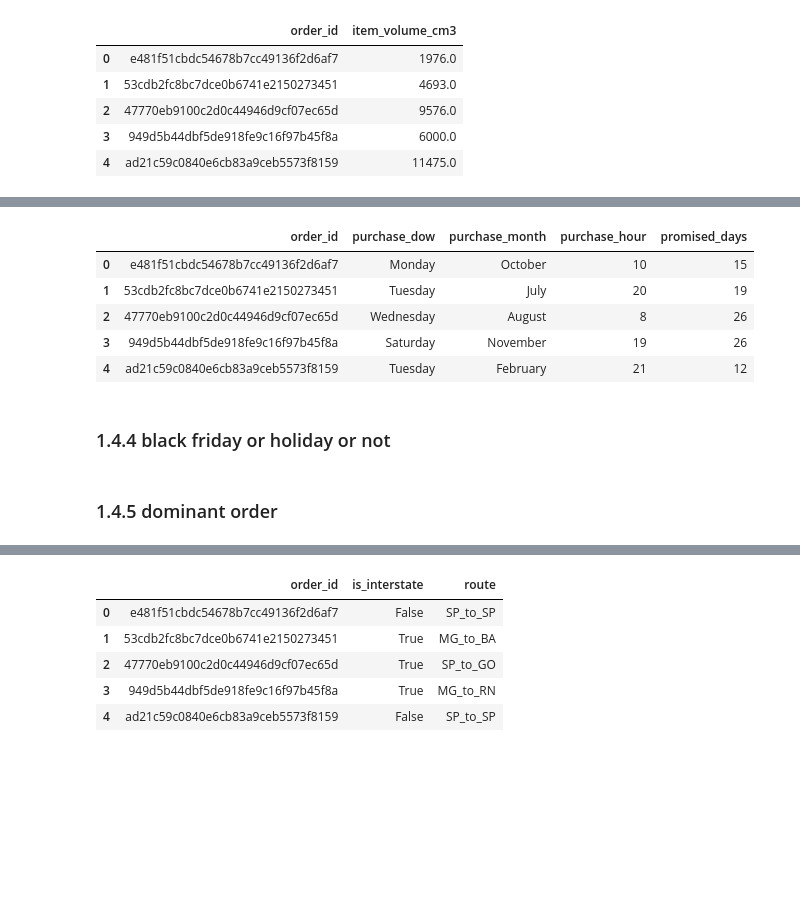
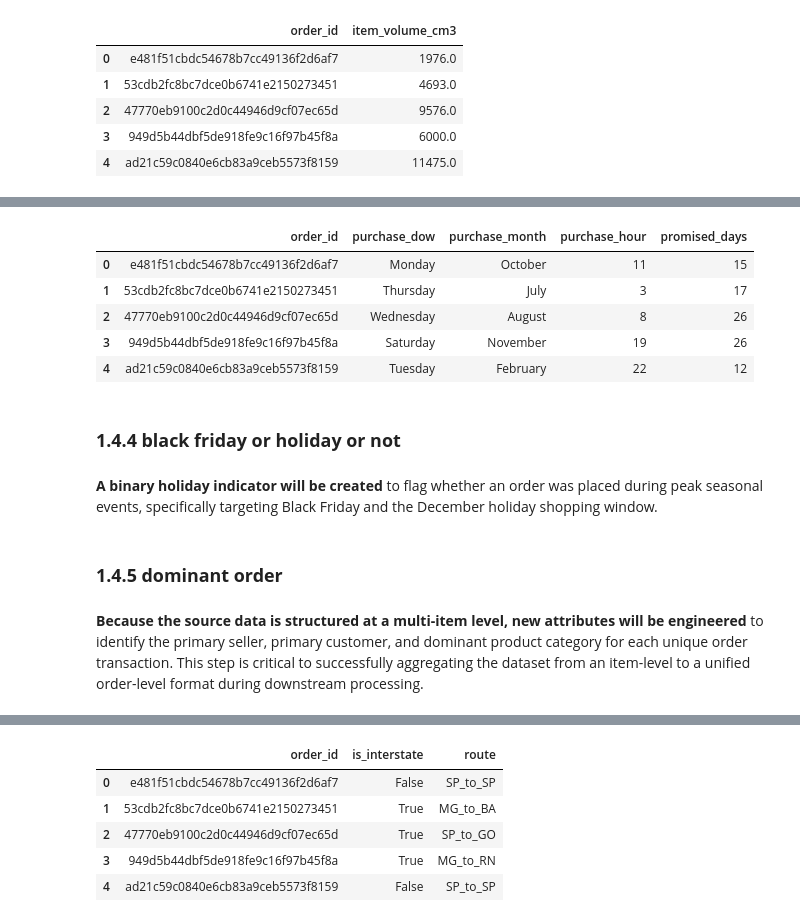
Before and after one commit to ElmarLeonard9/temp_repo_finpro, a Jupyter notebook: notebook/4_Machine_Learning_Modeling.ipynb, the cells around one changed output, grey strips where cells are left out. Cells and saved outputs as stored; diff of their text form; code cells hidden in the pictures; blank space fills up the shorter version.

```diff
--- a/notebook/4_Machine_Learning_Modeling.ipynb
+++ b/notebook/4_Machine_Learning_Modeling.ipynb
@@ -250,4 +257,10 @@ def calculate_haversine(lon1, lat1, lon2, lat2):
 # %%
 feat["delivery_distance_km"] = calculate_haversine(feat["seller_lng"], feat["seller_lat"], feat["customer_lng"], feat["customer_lat"])
-feat.loc[:, ["order_id", "delivery_distance_km"]].head()
+
+bins = [-1, 50, 300, 1000, 7000]
+labels = ['Short-Range (<50km)', 'Regional (50-300km)', 'Interregional (300-1000km)', 'Long-Haul (>1000km)']
+
+feat['distance_group'] = pd.cut(feat['delivery_distance_km'], bins=bins, labels=labels)
+
+feat.loc[:, ["order_id", "distance_group"]].head()
 # %% [output]
@@ -262,19 +277,21 @@ feat.loc[:, ["order_id", "delivery_distance_km"]].head()
 # %%
-feat['purchase_dow'] = feat['order_purchase_timestamp'].dt.day_name()
-feat['purchase_month'] = feat['order_purchase_timestamp'].dt.month_name()
-feat['purchase_hour'] = feat['order_purchase_timestamp'].dt.hour
-feat['promised_days'] = (feat['order_estimated_delivery_date'] - feat['order_purchase_timestamp']).dt.days
+feat['purchase_dow'] = feat['order_approved_at'].dt.day_name()
+feat['purchase_month'] = feat['order_approved_at'].dt.month_name()
+feat['purchase_hour'] = feat['order_approved_at'].dt.hour
+feat['promised_days'] = (feat['order_estimated_delivery_date'] - feat['order_approved_at']).dt.days
 
 feat.loc[:, ["order_id", 'purchase_dow', "purchase_month", 'purchase_hour', 'promised_days']].head()
 # %% [output]
 |  | order_id | purchase_dow | purchase_month | purchase_hour | promised_days |
-| 0 | e481f51cbdc54678b7cc49136f2d6af7 | Monday | October | 10 | 15 |
-| 1 | 53cdb2fc8bc7dce0b6741e2150273451 | Tuesday | July | 20 | 19 |
+| 0 | e481f51cbdc54678b7cc49136f2d6af7 | Monday | October | 11 | 15 |
+| 1 | 53cdb2fc8bc7dce0b6741e2150273451 | Thursday | July | 3 | 17 |
 | 2 | 47770eb9100c2d0c44946d9cf07ec65d | Wednesday | August | 8 | 26 |
 | 3 | 949d5b44dbf5de918fe9c16f97b45f8a | Saturday | November | 19 | 26 |
-| 4 | ad21c59c0840e6cb83a9ceb5573f8159 | Tuesday | February | 21 | 12 |
+| 4 | ad21c59c0840e6cb83a9ceb5573f8159 | Tuesday | February | 22 | 12 |
 # %% [markdown]
-### 1.4.4 black friday or holiday or not
+### **1.4.4 black friday or holiday or not**
+# %% [markdown]
+**A binary holiday indicator will be created** to flag whether an order was placed during peak seasonal events, specifically targeting Black Friday and the December holiday shopping window.
 # %%
 def get_black_friday_date(year):
     november = pd.date_range(start=f'{year}-11-01', end=f'{year}-11-30', freq='D')
@@ -291,7 +308,9 @@ feat['is_black_friday_or_holiday'] = feat['order_purchase_timestamp'].apply(is_b
 
 feat.loc[:, ["order_id", 'is_black_friday_or_holiday']].head()
 # %% [markdown]
-### 1.4.5 dominant order
+### **1.4.5 dominant order**
+# %% [markdown]
+**Because the source data is structured at a multi-item level, new attributes will be engineered** to identify the primary seller, primary customer, and dominant product category for each unique order transaction. This step is critical to successfully aggregating the dataset from an item-level to a unified order-level format during downstream processing.
 # %%
 feat = attach_seller_late_rate_frozen(feat, seller_lookup, GLOBAL_LATE_RATE)
 dominant = feat.loc[feat.groupby('order_id')['price'].idxmax()].set_index('order_id')
```
Also changed, not shown: parts of 84 cells of this notebook, 1 other file.
